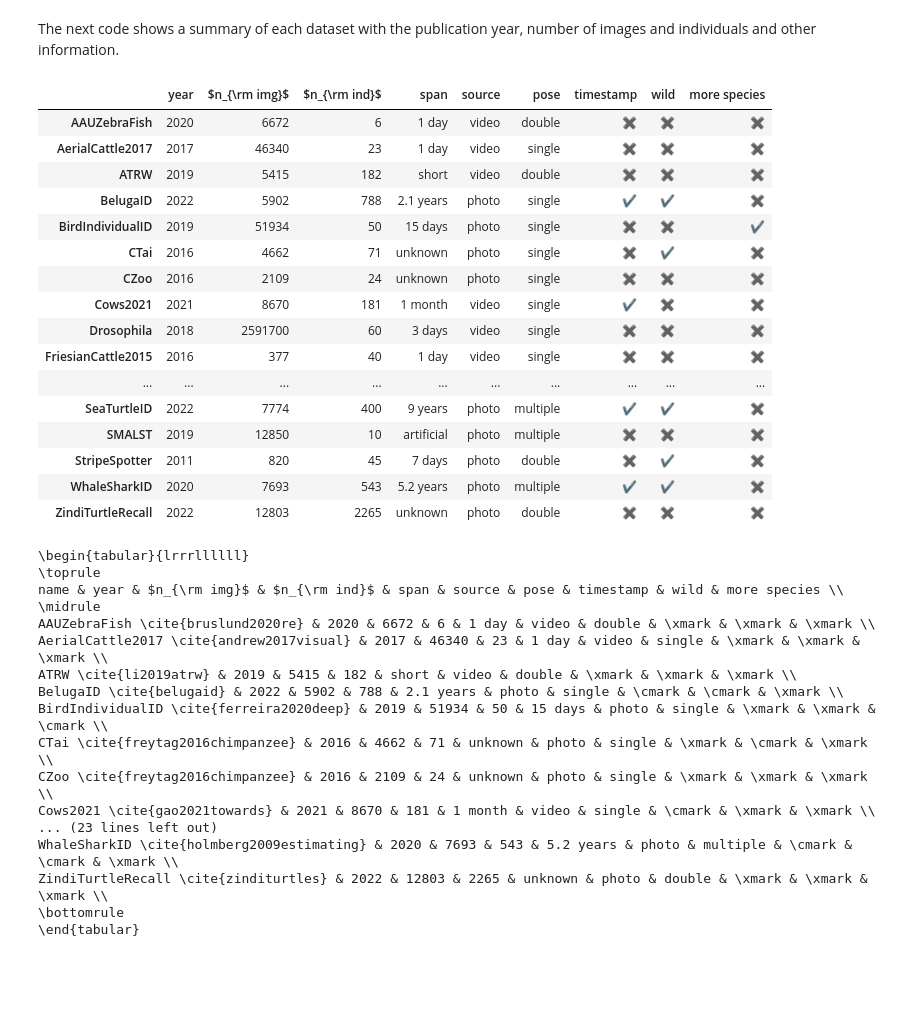
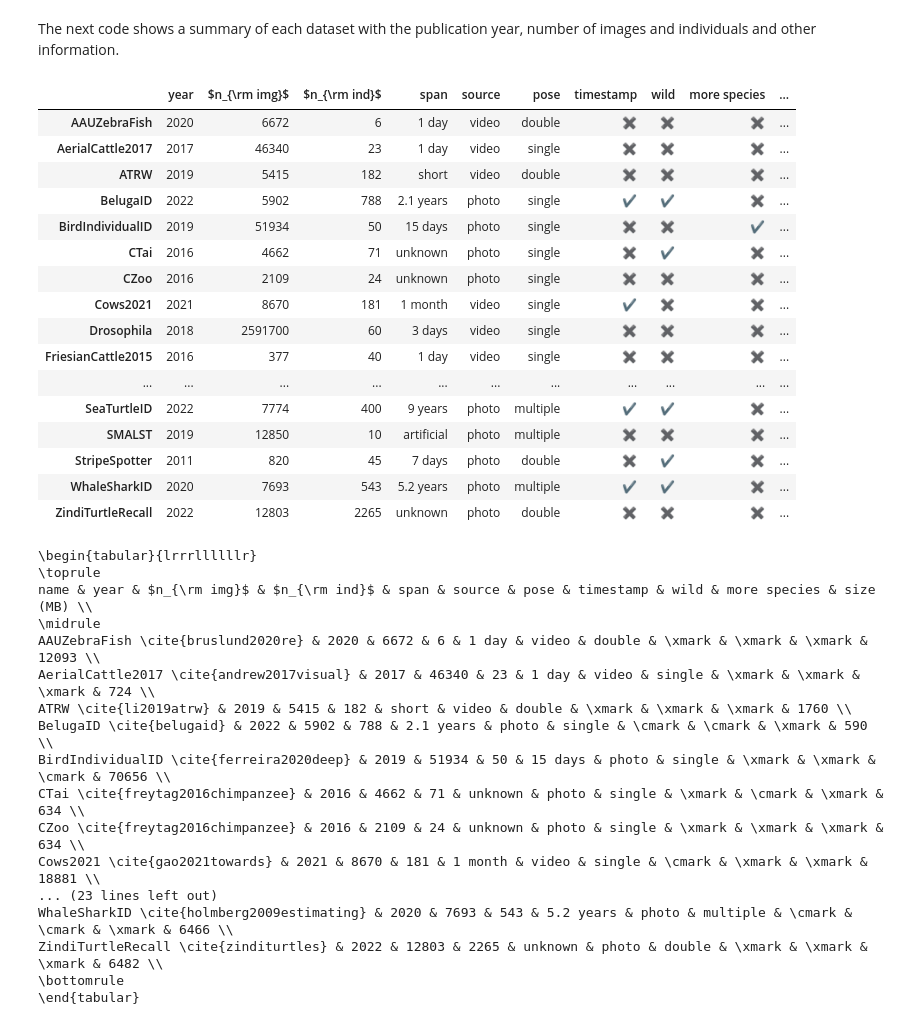
Before and after one commit to WildlifeDatasets/wildlife-datasets, a Jupyter notebook: notebooks/analysis.ipynb, the cells around one changed output. Saved outputs shown, nothing was run; the diff lists cells and outputs as text; code cells hidden in the pictures; blank space fills up the shorter version.

```diff
--- a/notebooks/analysis.ipynb
+++ b/notebooks/analysis.ipynb
@@ -49,50 +49,51 @@ def number_individuals(df):
         return len(identities)
 
 def number_images(df):
     return sum(df['identity'] != 'unknown')
 
 def number_species(df):
     return df['species'].count() if 'species' in df.columns else 1
 
 def create_dict(i):
     return {
         'year': i.metadata['year'],
         '$n_{\\rm img}$': number_images(i.df),
         '$n_{\\rm ind}$': number_individuals(i.df),
         'span': i.metadata['span'],
         'source': 'video' if i.metadata['from_video'] else 'photo',
         'pose': i.metadata['pose'],
         'timestamp': 'date' in i.df.columns,
         'wild': i.metadata['wild'],
         #'pattern': i.metadata['unique_pattern'],
         'more species': number_species(i.df) > 1,
+        'size (MB)': int(i.metadata['size'])
     }
 
 names = [d.__class__.__name__ for d in ds]
 df = pd.DataFrame([create_dict(d) for d in ds], index=names)
 
 df_print = df.copy()
 df_print.replace(True, "\u2714", inplace=True)
 df_print.replace(False, "\u2716", inplace=True)
 df_print
 # %% [output]
-|  | year | $n_{\rm img}$ | $n_{\rm ind}$ | span | source | pose | timestamp | wild | more species |
-| AAUZebraFish | 2020 | 6672 | 6 | 1 day | video | double | ✖ | ✖ | ✖ |
-| AerialCattle2017 | 2017 | 46340 | 23 | 1 day | video | single | ✖ | ✖ | ✖ |
-| ATRW | 2019 | 5415 | 182 | short | video | double | ✖ | ✖ | ✖ |
-| BelugaID | 2022 | 5902 | 788 | 2.1 years | photo | single | ✔ | ✔ | ✖ |
-| BirdIndividualID | 2019 | 51934 | 50 | 15 days | photo | single | ✖ | ✖ | ✔ |
-| CTai | 2016 | 4662 | 71 | unknown | photo | single | ✖ | ✔ | ✖ |
-| CZoo | 2016 | 2109 | 24 | unknown | photo | single | ✖ | ✖ | ✖ |
-| Cows2021 | 2021 | 8670 | 181 | 1 month | video | single | ✔ | ✖ | ✖ |
-| Drosophila | 2018 | 2591700 | 60 | 3 days | video | single | ✖ | ✖ | ✖ |
-| FriesianCattle2015 | 2016 | 377 | 40 | 1 day | video | single | ✖ | ✖ | ✖ |
-| ... | ... | ... | ... | ... | ... | ... | ... | ... | ... |
-| SeaTurtleID | 2022 | 7774 | 400 | 9 years | photo | multiple | ✔ | ✔ | ✖ |
-| SMALST | 2019 | 12850 | 10 | artificial | photo | multiple | ✖ | ✖ | ✖ |
-| StripeSpotter | 2011 | 820 | 45 | 7 days | photo | double | ✖ | ✔ | ✖ |
-| WhaleSharkID | 2020 | 7693 | 543 | 5.2 years | photo | multiple | ✔ | ✔ | ✖ |
-| ZindiTurtleRecall | 2022 | 12803 | 2265 | unknown | photo | double | ✖ | ✖ | ✖ |
+|  | year | $n_{\rm img}$ | $n_{\rm ind}$ | span | source | pose | timestamp | wild | more species | ... |
+| AAUZebraFish | 2020 | 6672 | 6 | 1 day | video | double | ✖ | ✖ | ✖ | ... |
+| AerialCattle2017 | 2017 | 46340 | 23 | 1 day | video | single | ✖ | ✖ | ✖ | ... |
+| ATRW | 2019 | 5415 | 182 | short | video | double | ✖ | ✖ | ✖ | ... |
+| BelugaID | 2022 | 5902 | 788 | 2.1 years | photo | single | ✔ | ✔ | ✖ | ... |
+| BirdIndividualID | 2019 | 51934 | 50 | 15 days | photo | single | ✖ | ✖ | ✔ | ... |
+| CTai | 2016 | 4662 | 71 | unknown | photo | single | ✖ | ✔ | ✖ | ... |
+| CZoo | 2016 | 2109 | 24 | unknown | photo | single | ✖ | ✖ | ✖ | ... |
+| Cows2021 | 2021 | 8670 | 181 | 1 month | video | single | ✔ | ✖ | ✖ | ... |
+| Drosophila | 2018 | 2591700 | 60 | 3 days | video | single | ✖ | ✖ | ✖ | ... |
+| FriesianCattle2015 | 2016 | 377 | 40 | 1 day | video | single | ✖ | ✖ | ✖ | ... |
+| ... | ... | ... | ... | ... | ... | ... | ... | ... | ... | ... |
+| SeaTurtleID | 2022 | 7774 | 400 | 9 years | photo | multiple | ✔ | ✔ | ✖ | ... |
+| SMALST | 2019 | 12850 | 10 | artificial | photo | multiple | ✖ | ✖ | ✖ | ... |
+| StripeSpotter | 2011 | 820 | 45 | 7 days | photo | double | ✖ | ✔ | ✖ | ... |
+| WhaleSharkID | 2020 | 7693 | 543 | 5.2 years | photo | multiple | ✔ | ✔ | ✖ | ... |
+| ZindiTurtleRecall | 2022 | 12803 | 2265 | unknown | photo | double | ✖ | ✖ | ✖ | ... |
 # %%
 def convert_latex(df, ds, add_citations=True):
     df = df.copy()
@@ -107,20 +108,20 @@ def convert_latex(df, ds, add_citations=True):
 
 print(convert_latex(df, ds))
 # %% [output]
-\begin{tabular}{lrrrllllll}
+\begin{tabular}{lrrrllllllr}
 \toprule
-name & year & $n_{\rm img}$ & $n_{\rm ind}$ & span & source & pose & timestamp & wild & more species \\
+name & year & $n_{\rm img}$ & $n_{\rm ind}$ & span & source & pose & timestamp & wild & more species & size (MB) \\
 \midrule
-AAUZebraFish \cite{bruslund2020re} & 2020 & 6672 & 6 & 1 day & video & double & \xmark & \xmark & \xmark \\
-AerialCattle2017 \cite{andrew2017visual} & 2017 & 46340 & 23 & 1 day & video & single & \xmark & \xmark & \xmark \\
-ATRW \cite{li2019atrw} & 2019 & 5415 & 182 & short & video & double & \xmark & \xmark & \xmark \\
-BelugaID \cite{belugaid} & 2022 & 5902 & 788 & 2.1 years & photo & single & \cmark & \cmark & \xmark \\
-BirdIndividualID \cite{ferreira2020deep} & 2019 & 51934 & 50 & 15 days & photo & single & \xmark & \xmark & \cmark \\
-CTai \cite{freytag2016chimpanzee} & 2016 & 4662 & 71 & unknown & photo & single & \xmark & \cmark & \xmark \\
-CZoo \cite{freytag2016chimpanzee} & 2016 & 2109 & 24 & unknown & photo & single & \xmark & \xmark & \xmark \\
-Cows2021 \cite{gao2021towards} & 2021 & 8670 & 181 & 1 month & video & single & \cmark & \xmark & \xmark \\
+AAUZebraFish \cite{bruslund2020re} & 2020 & 6672 & 6 & 1 day & video & double & \xmark & \xmark & \xmark & 12093 \\
+AerialCattle2017 \cite{andrew2017visual} & 2017 & 46340 & 23 & 1 day & video & single & \xmark & \xmark & \xmark & 724 \\
+ATRW \cite{li2019atrw} & 2019 & 5415 & 182 & short & video & double & \xmark & \xmark & \xmark & 1760 \\
+BelugaID \cite{belugaid} & 2022 & 5902 & 788 & 2.1 years & photo & single & \cmark & \cmark & \xmark & 590 \\
+BirdIndividualID \cite{ferreira2020deep} & 2019 & 51934 & 50 & 15 days & photo & single & \xmark & \xmark & \cmark & 70656 \\
+CTai \cite{freytag2016chimpanzee} & 2016 & 4662 & 71 & unknown & photo & single & \xmark & \cmark & \xmark & 634 \\
+CZoo \cite{freytag2016chimpanzee} & 2016 & 2109 & 24 & unknown & photo & single & \xmark & \xmark & \xmark & 634 \\
+Cows2021 \cite{gao2021towards} & 2021 & 8670 & 181 & 1 month & video & single & \cmark & \xmark & \xmark & 18881 \\
 ... (23 lines left out)
-WhaleSharkID \cite{holmberg2009estimating} & 2020 & 7693 & 543 & 5.2 years & photo & multiple & \cmark & \cmark & \xmark \\
-ZindiTurtleRecall \cite{zinditurtles} & 2022 & 12803 & 2265 & unknown & photo & double & \xmark & \xmark & \xmark \\
+WhaleSharkID \cite{holmberg2009estimating} & 2020 & 7693 & 543 & 5.2 years & photo & multiple & \cmark & \cmark & \xmark & 6466 \\
+ZindiTurtleRecall \cite{zinditurtles} & 2022 & 12803 & 2265 & unknown & photo & double & \xmark & \xmark & \xmark & 6482 \\
 \bottomrule
 \end{tabular}
```
